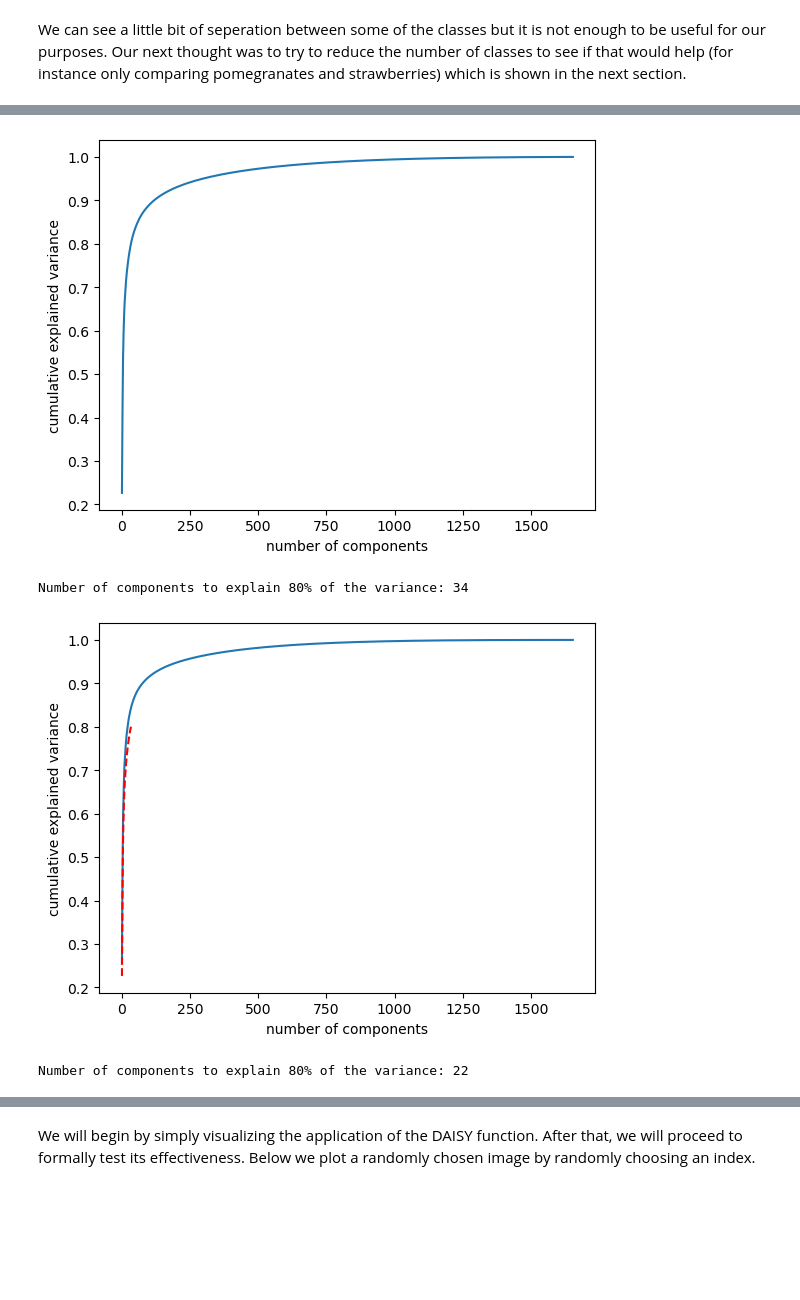
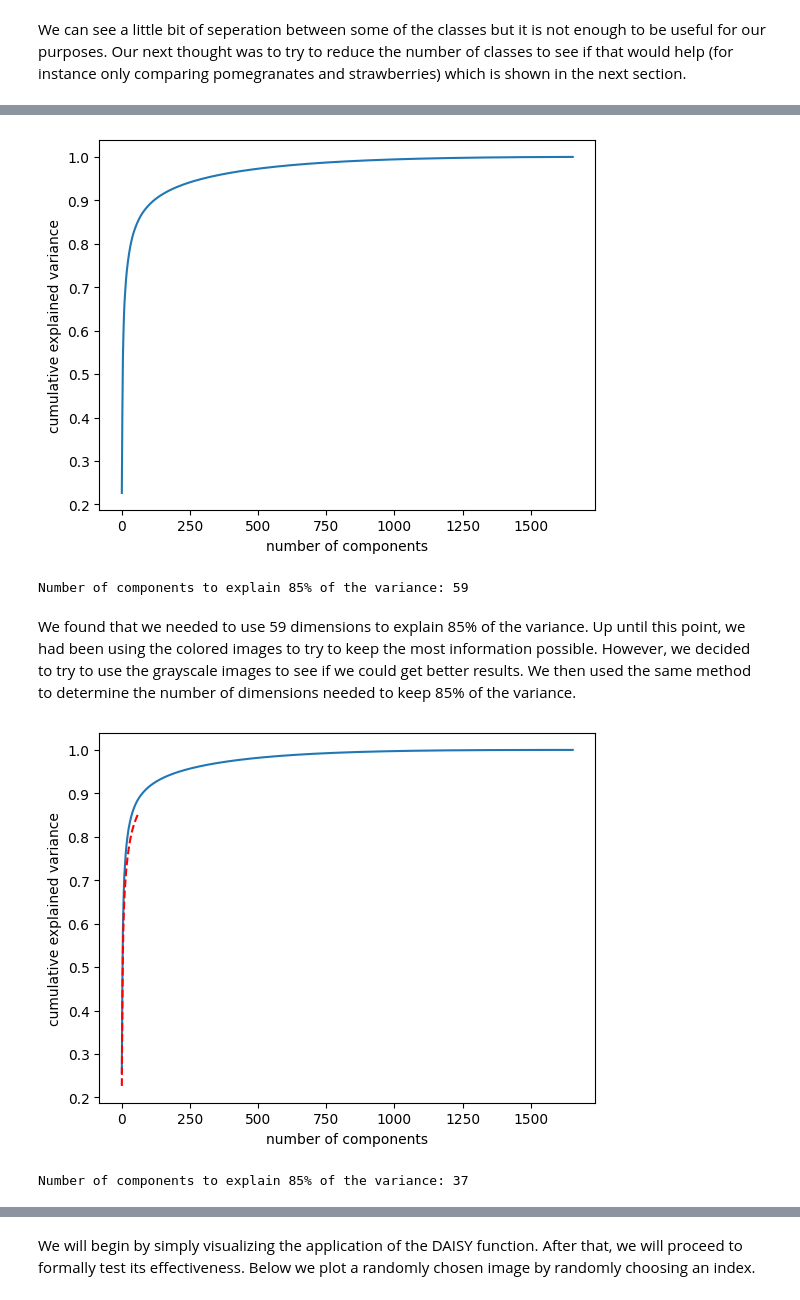
Before and after one commit to QuinnMatthews/MLinPyNotebooks, a Jupyter notebook: Lab Two/LabTwo.ipynb, the cells around one changed output, grey strips where cells are left out. Saved outputs shown, nothing was run; the diff lists cells and outputs as text; code cells hidden in the pictures; blank space fills up the shorter version.

```diff
--- a/Lab Two/LabTwo.ipynb
+++ b/Lab Two/LabTwo.ipynb
@@ -176,35 +195,41 @@ As can be seen, we still were unable to get any useful information from
 # Source: https://jakevdp.github.io/PythonDataScienceHandbook/05.09-principal-component-analysis.html
 pca = PCA().fit(data_set)
 plt.plot(np.cumsum(pca.explained_variance_ratio_))
+
+#Label axes
 plt.xlabel('number of components')
 plt.ylabel('cumulative explained variance')
 
 plt.show()
 
-# Get the number of components that explain 80% of the variance
-pca = PCA(0.80)
+# Get the number of components that explain 85% of the variance
+pca = PCA(0.85)
 pca.fit(data_set)
-print(f'Number of components to explain 80% of the variance: {pca.n_components_}')
+print(f'Number of components to explain 85% of the variance: {pca.n_components_}')
 # %% [output]
 [figure]
-Number of components to explain 80% of the variance: 34
+Number of components to explain 85% of the variance: 59
+# %% [markdown]
+We found that we needed to use 59 dimensions to explain 85% of the variance. Up until this point, we had been using the colored images to try to keep the most information possible. However, we decided to try to use the grayscale images to see if we could get better results. We then used the same method to determine the number of dimensions needed to keep 85% of the variance.
 # %%
 # Covert images to grayscale
 data_set_gray = [cv2.cvtColor(x.reshape((h, w, 3)), cv2.COLOR_RGB2GRAY).flatten() for x in data_set]
 
 # Compare the number of components to use
 pca_grayscale = PCA().fit(data_set_gray)
 plt.plot(np.cumsum(pca_grayscale.explained_variance_ratio_))
 plt.plot(np.cumsum(pca.explained_variance_ratio_), 'r', linestyle='--')
+
+#Label axes
 plt.xlabel('number of components')
 plt.ylabel('cumulative explained variance')
 
 plt.show()
 
 # Get the number of components that explain 80% of the variance
-pca_grayscale = PCA(0.80)
+pca_grayscale = PCA(0.85)
 pca_grayscale.fit(data_set_gray)
-print(f'Number of components to explain 80% of the variance: {pca_grayscale.n_components_}')
+print(f'Number of components to explain 85% of the variance: {pca_grayscale.n_components_}')
 # %% [output]
-[figure, old version]
+[figure, new version]
-Number of components to explain 80% of the variance: 22
+Number of components to explain 85% of the variance: 37
```
Also changed, not shown: parts of 38 cells of this notebook, 4 other files.
